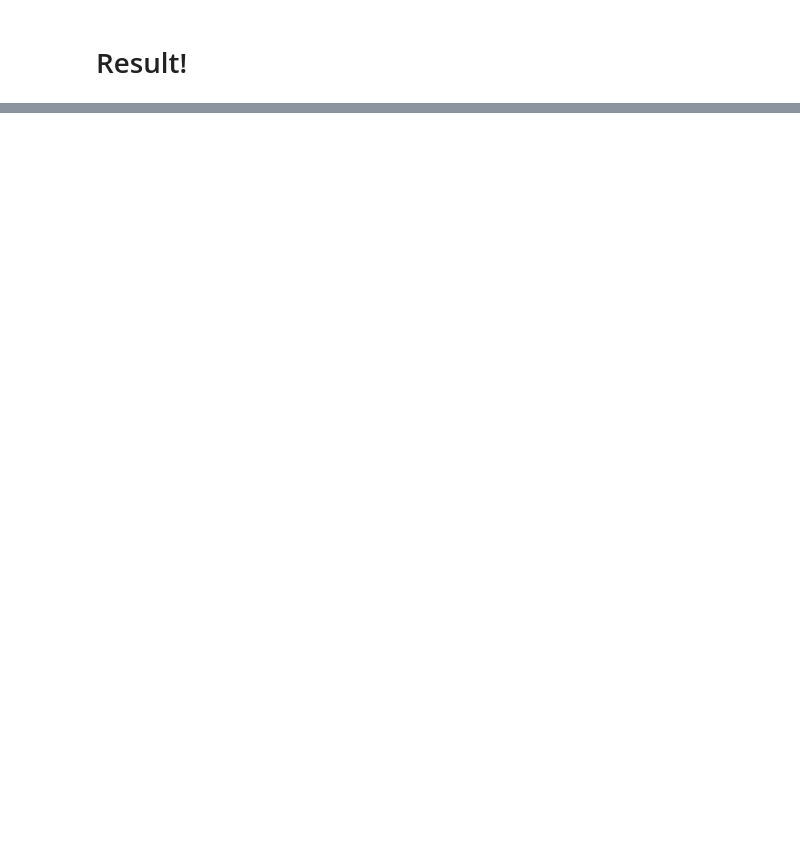
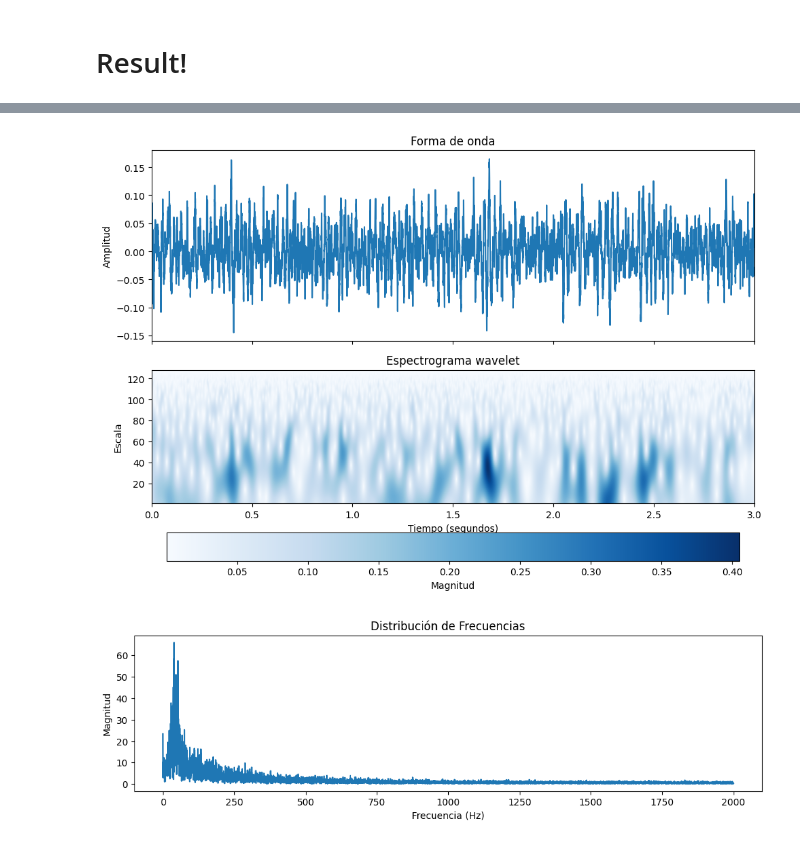
Before and after one commit to Afroefras/coratech, a Jupyter notebook: notebooks/model/train.ipynb, the cells around one changed output, grey strips where cells are left out. Drawn from its saved outputs; the diff is of its cells as text; code cells hidden in the pictures; blank space fills up the shorter version.

```diff
--- a/notebooks/model/train.ipynb
+++ b/notebooks/model/train.ipynb
@@ -238,0 +241,7 @@ model_result = plot_model_result(model, test_dataloader, choosen_one_pred)
+# %%
+plot_wavelet_spectrogram(model_result.numpy(), sample_rate, downsample_factor=1)
+plot_audio_fft(model_result.numpy(), sample_rate)
+Audio(model_result, rate=sample_rate, autoplay=True)
+# %% [output]
+[figure, added]
+[figure, added]
```
Also changed, not shown: parts of 12 cells of this notebook, 1 other file.
